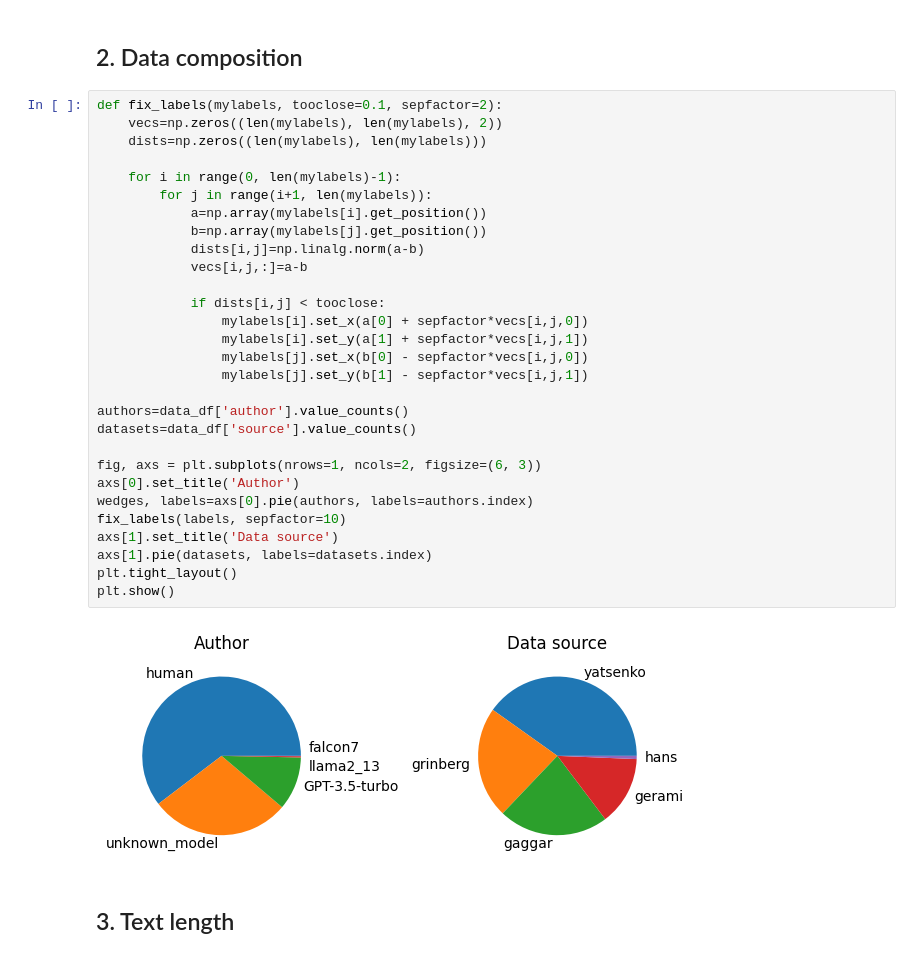
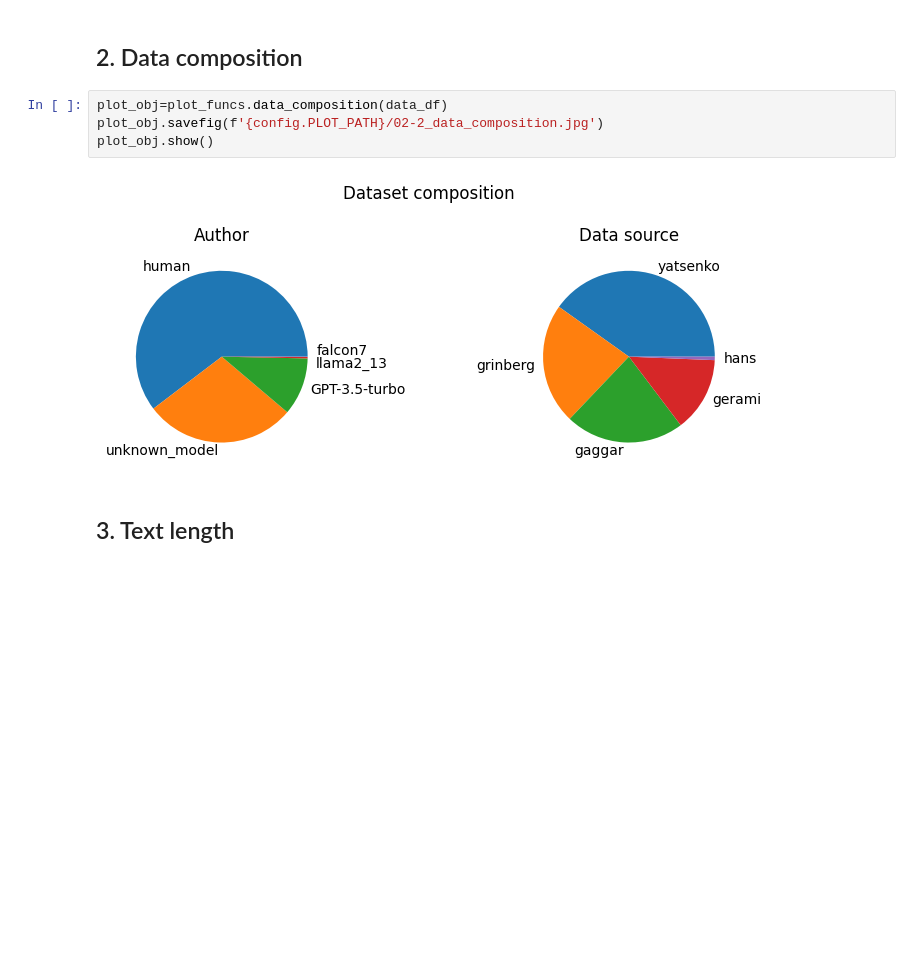
Before and after one commit to gperdrizet/llm_detector, a Jupyter notebook: perplexity_ratio_score/notebooks/02-text_data_exploration.ipynb, the cells around one changed output. Saved outputs shown, nothing was run; the diff lists cells and outputs as text; blank space fills up the shorter version.

Commit message:
Refactored plotting functions, saved plots outside of notebooks and did general clean up.

```diff
--- a/perplexity_ratio_score/notebooks/02-text_data_exploration.ipynb
+++ b/perplexity_ratio_score/notebooks/02-text_data_exploration.ipynb
@@ -48,37 +50,12 @@ data_df.head()
 | 4 | Shane, who used to play for Notti... | 1 | falcon7 | hans |
 # %% [markdown]
 ## 2. Data composition
-# %%
-def fix_labels(mylabels, tooclose=0.1, sepfactor=2):
-    vecs=np.zeros((len(mylabels), len(mylabels), 2))
-    dists=np.zeros((len(mylabels), len(mylabels)))
-
-    for i in range(0, len(mylabels)-1):
-        for j in range(i+1, len(mylabels)):
-            a=np.array(mylabels[i].get_position())
-            b=np.array(mylabels[j].get_position())
-            dists[i,j]=np.linalg.norm(a-b)
-            vecs[i,j,:]=a-b
-
-            if dists[i,j] < tooclose:
-                mylabels[i].set_x(a[0] + sepfactor*vecs[i,j,0])
-                mylabels[i].set_y(a[1] + sepfactor*vecs[i,j,1])
-                mylabels[j].set_x(b[0] - sepfactor*vecs[i,j,0])
-                mylabels[j].set_y(b[1] - sepfactor*vecs[i,j,1])
-
-authors=data_df['author'].value_counts()
-datasets=data_df['source'].value_counts()
-
-fig, axs = plt.subplots(nrows=1, ncols=2, figsize=(6, 3))
-axs[0].set_title('Author')
-wedges, labels=axs[0].pie(authors, labels=authors.index)
-fix_labels(labels, sepfactor=10)
-axs[1].set_title('Data source')
-axs[1].pie(datasets, labels=datasets.index)
-plt.tight_layout()
-plt.show()
-# %% [output]
-[figure, removed]
+# %%
+plot_obj=plot_funcs.data_composition(data_df)
+plot_obj.savefig(f'{config.PLOT_PATH}/02-2_data_composition.jpg')
+plot_obj.show()
+# %% [output]
+[figure, added]
 # %% [markdown]
 ## 3. Text length
 # %%
```
Also changed, not shown: parts of 8 cells of this notebook, 15 other files.
